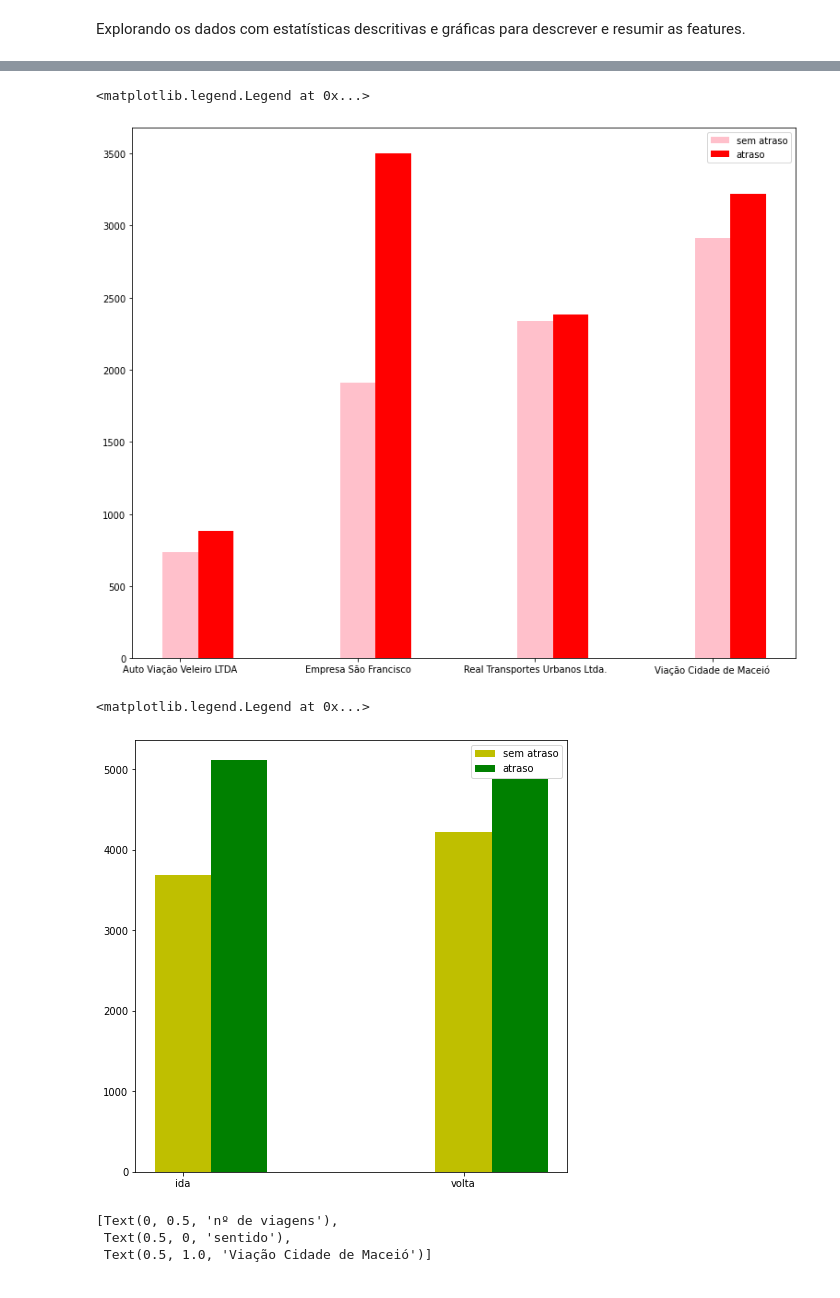
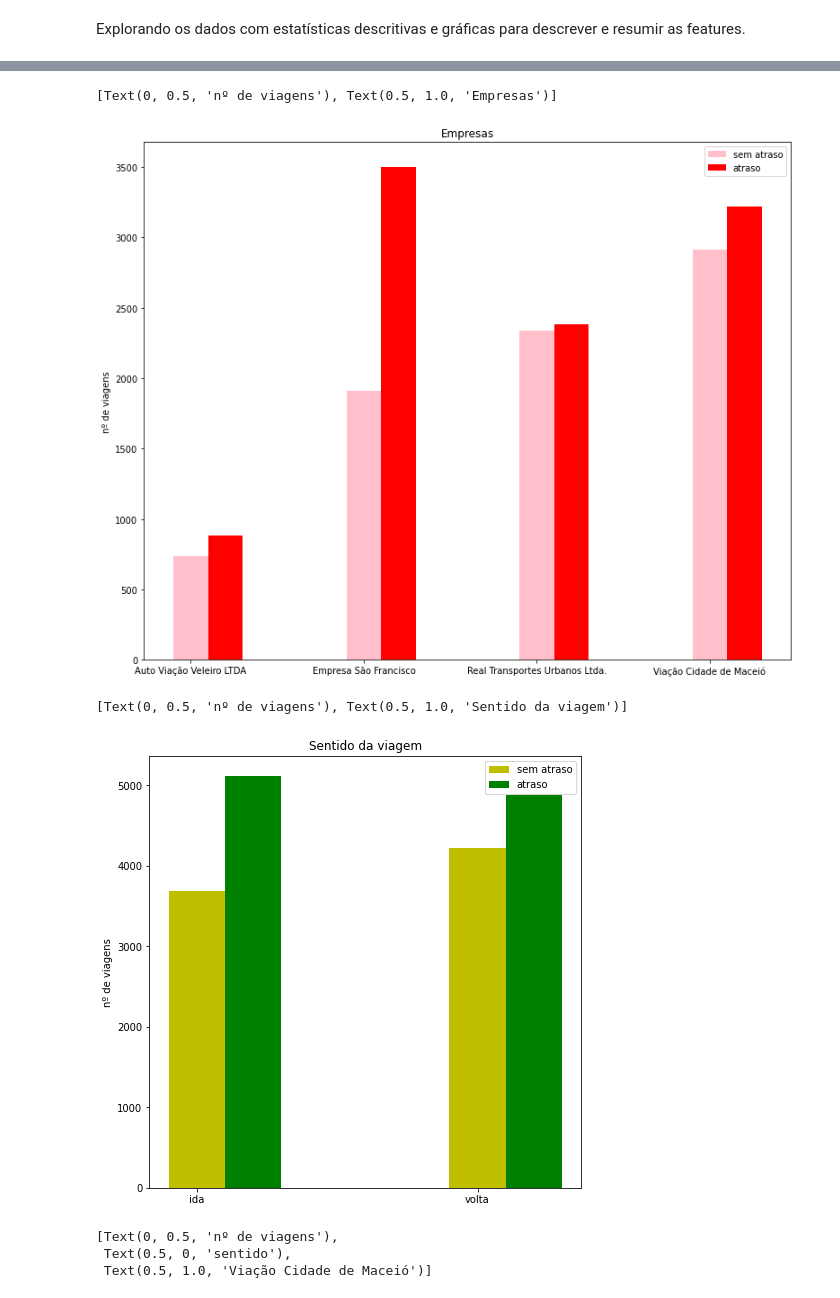
Before and after one commit to willieny/SMTT, a Jupyter notebook: SMTT.ipynb, the cells around one changed output, grey strips where cells are left out. Drawn from its saved outputs; the diff is of its cells as text; code cells hidden in the pictures.

```diff
--- a/SMTT.ipynb
+++ b/SMTT.ipynb
@@ -295,25 +324,28 @@ ax.bar(X + 0.2, e_at['atraso'], color = 'r', width = 0.2, label = 'atraso')
 ax.set_xticks(indx)
 ax.set_xticklabels(labels)
 ax.legend()
+ax.set(title="Empresas", ylabel="nº de viagens")
 # %% [output]
-<matplotlib.legend.Legend at 0x...>
+[Text(0, 0.5, 'nº de viagens'), Text(0.5, 1.0, 'Empresas')]
-[figure, old version]
+[figure, new version]
 # %%
 #VISUALIZAÇÃO GERAL IDA E VOLTA
 X = np.arange(2)
 fig = plt.figure(figsize = (6, 6))
 labels = ['ida', 'volta']
 indx = np.arange(len(labels))
 
 ax = fig.add_axes([0,0,1,1])
 ax.bar(X + 0.0, sen_ad['adiantamento'], color = 'y', width = 0.2, label = 'sem atraso')
 ax.bar(X + 0.2, sen_at['atraso'], color = 'g', width = 0.2, label = 'atraso')
 ax.set_xticks(indx)
 ax.set_xticklabels(labels)
 ax.legend()
+
+ax.set(title="Sentido da viagem", ylabel="nº de viagens")
 # %% [output]
-<matplotlib.legend.Legend at 0x...>
+[Text(0, 0.5, 'nº de viagens'), Text(0.5, 1.0, 'Sentido da viagem')]
-[figure, old version]
+[figure, new version]
 # %%
 empresa0 = data.loc[data['empresa'] == 0]
 empresa1 = data.loc[data['empresa'] == 1]
```
Also changed, not shown: parts of 4 cells of this notebook.
